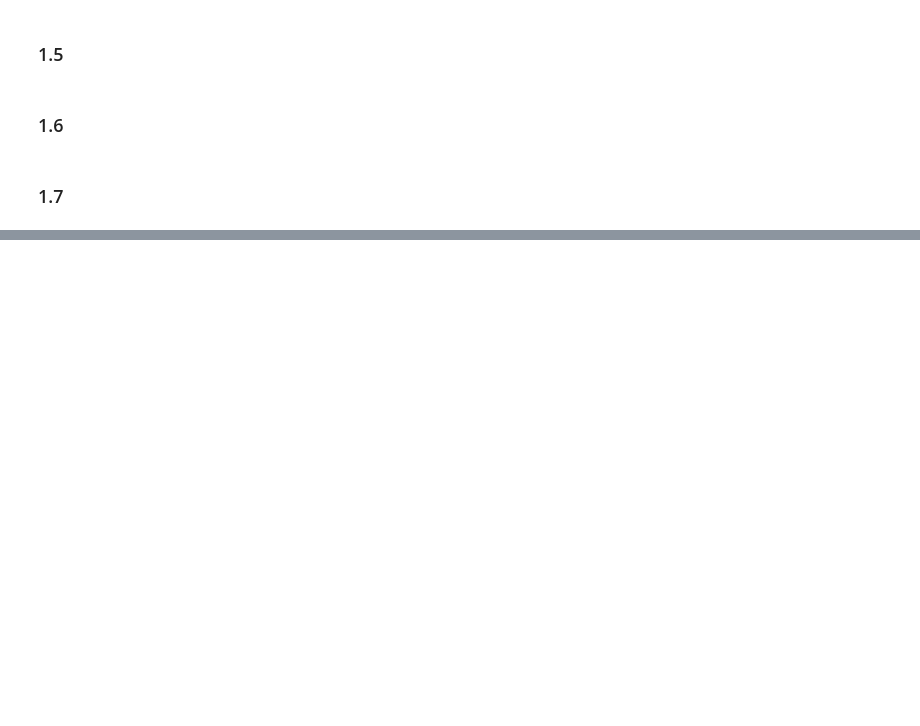
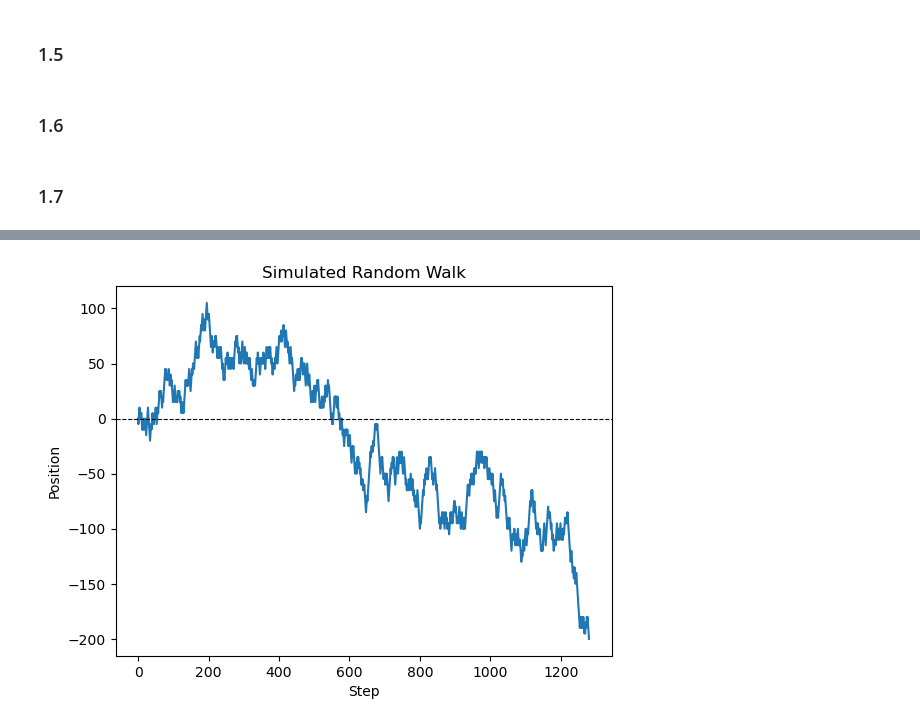
Before and after one commit to leoydl29/D400-Problem-Set-2, a Jupyter notebook: notebook.ipynb, the cells around one changed output, grey strips where cells are left out. Drawn from its saved outputs; the diff is of its cells as text; code cells hidden in the pictures; blank space fills up the shorter version.

```diff
--- a/notebook.ipynb
+++ b/notebook.ipynb
@@ -38,0 +60,4 @@ The list of prime numbers smaller than 26 is [2, 3, 5, 7, 11, 13, 17, 19, 23].
+# %%
+visualise_walk(tracer2)
+# %% [output]
+[figure, added]
```
Also changed, not shown: parts of 7 cells of this notebook, 1 other file.
